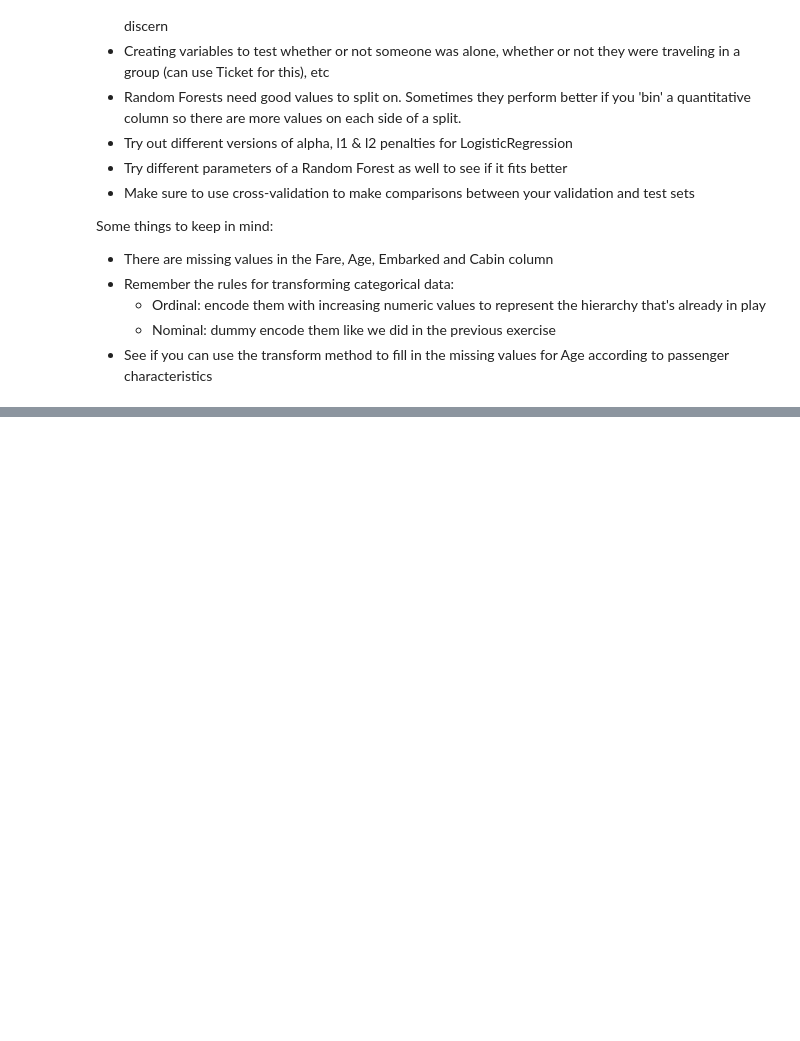
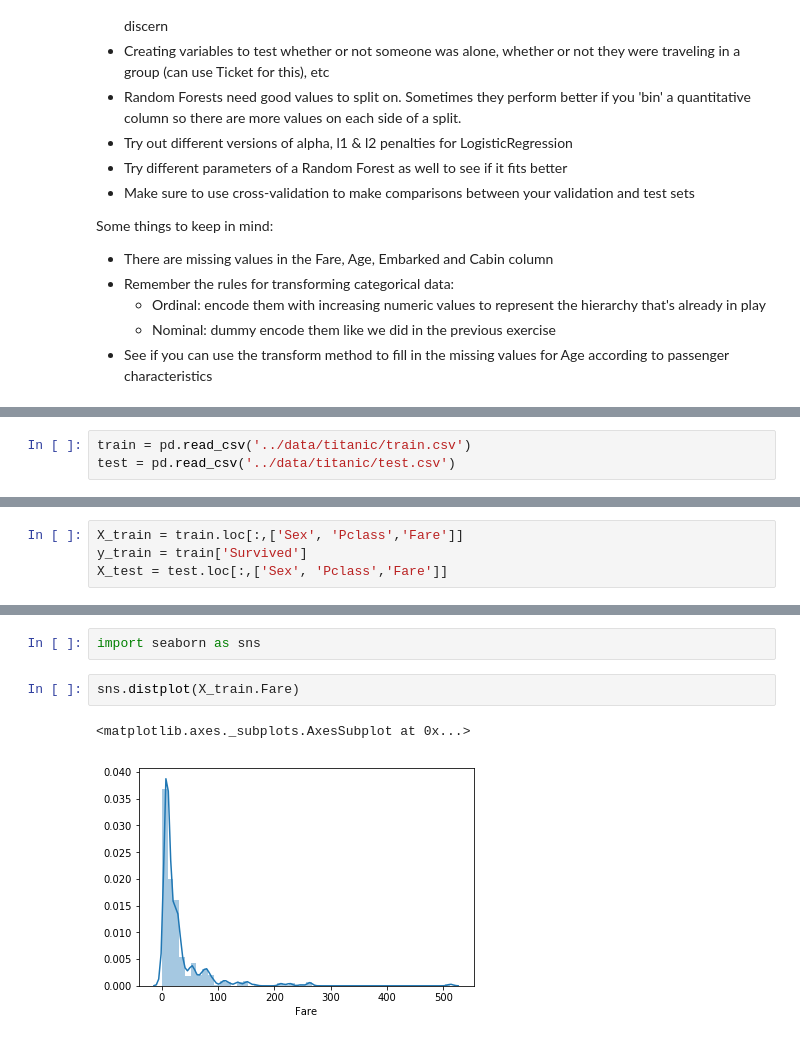
Before and after one commit to alphalex/DAT-06-24, a Jupyter notebook: class material/Unit 3/Lesson 15/Class 3 Lab.ipynb, the cells around one changed output, grey strips where cells are left out. Cells and saved outputs as stored; diff of their text form; blank space fills up the shorter version.

```diff
--- a/class material/Unit 3/Lesson 15/Class 3 Lab.ipynb
+++ b/class material/Unit 3/Lesson 15/Class 3 Lab.ipynb
@@ -24,0 +30,3 @@ Some things to keep in mind:
+# %%
+train = pd.read_csv('../data/titanic/train.csv')
+test = pd.read_csv('../data/titanic/test.csv')
@@ -24,0 +107,4 @@ Some things to keep in mind:
+# %%
+X_train = train.loc[:,['Sex', 'Pclass','Fare']]
+y_train = train['Survived']
+X_test = test.loc[:,['Sex', 'Pclass','Fare']]
@@ -24,0 +120,7 @@ Some things to keep in mind:
+# %%
+import seaborn as sns
+# %%
+sns.distplot(X_train.Fare)
+# %% [output]
+<matplotlib.axes._subplots.AxesSubplot at 0x...>
+[figure, added]
```
Also changed, not shown: parts of 31 cells of this notebook, 5 other files.
